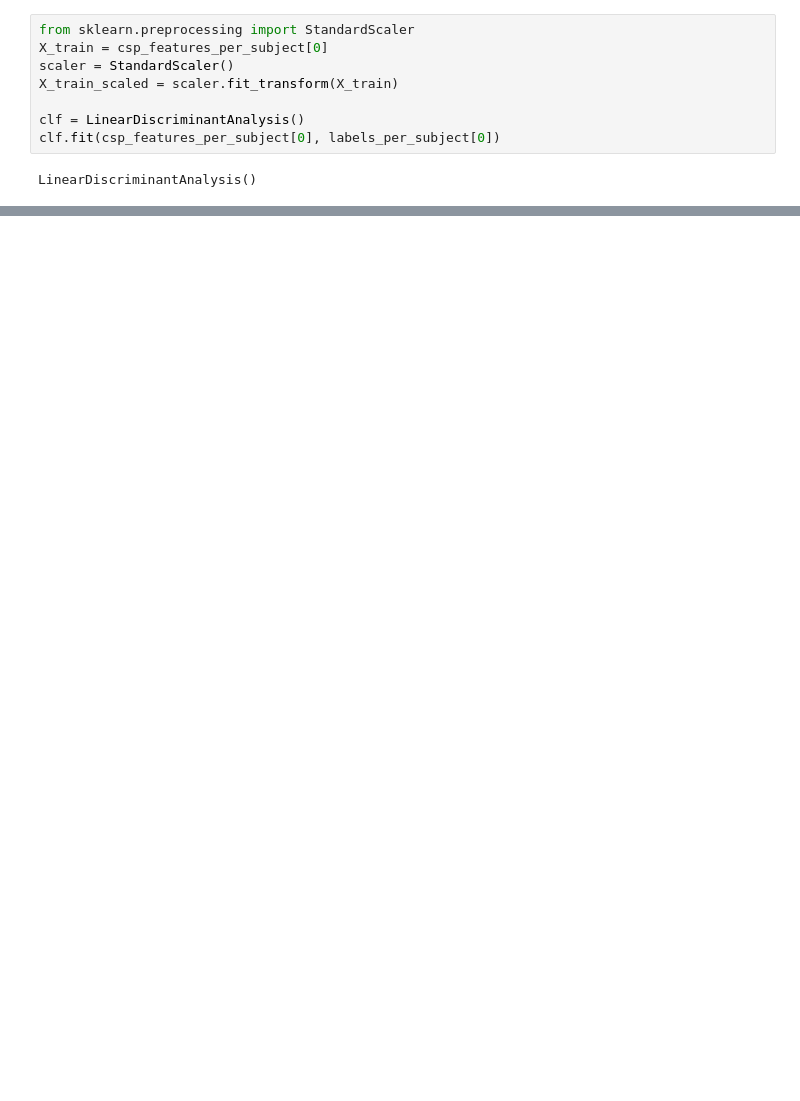
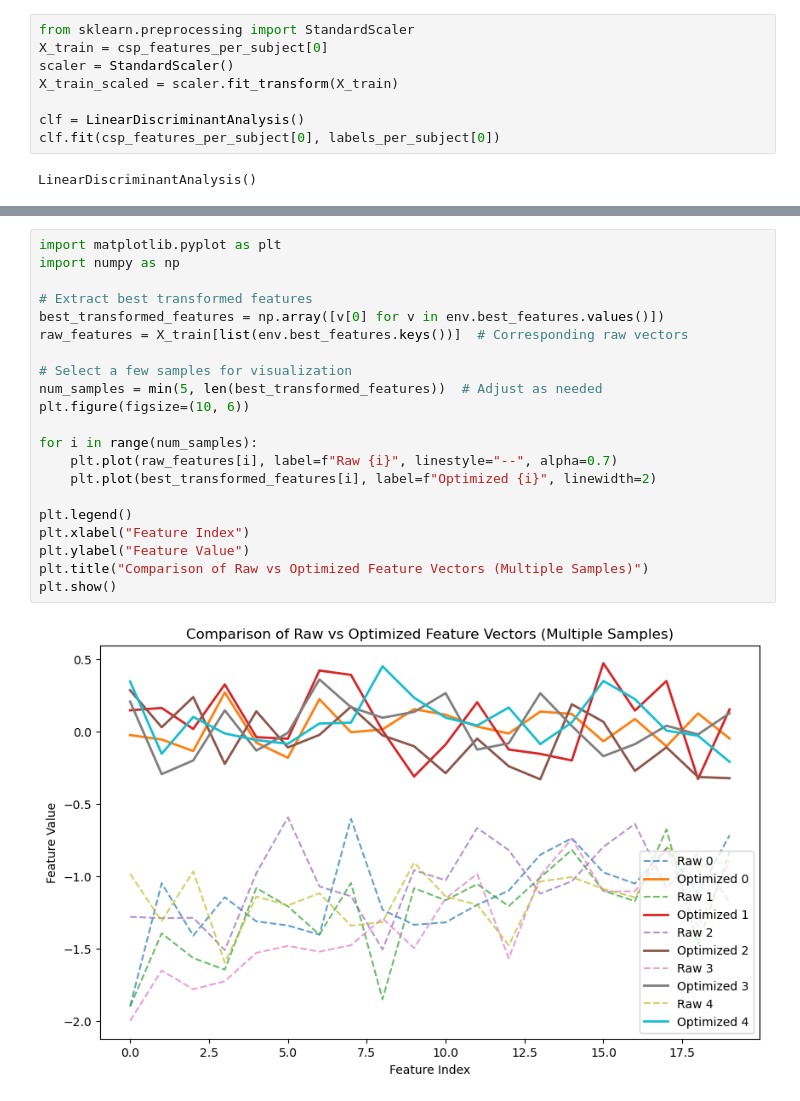
Before and after one commit to JaigonRyu/EEG_RL_Feature_Transforms, a Jupyter notebook: preprocess_test_mult.ipynb, the cells around one changed output, grey strips where cells are left out. Drawn from its saved outputs; the diff is of its cells as text; blank space fills up the shorter version.

```diff
--- a/preprocess_test_mult.ipynb
+++ b/preprocess_test_mult.ipynb
@@ -573,0 +593,23 @@ Logging to ./ppo_logs\PPO Tuning_2
+# %%
+import matplotlib.pyplot as plt
+import numpy as np
+
+# Extract best transformed features
+best_transformed_features = np.array([v[0] for v in env.best_features.values()])
+raw_features = X_train[list(env.best_features.keys())]  # Corresponding raw vectors
+
+# Select a few samples for visualization
+num_samples = min(5, len(best_transformed_features))  # Adjust as needed
+plt.figure(figsize=(10, 6))
+
+for i in range(num_samples):
+    plt.plot(raw_features[i], label=f"Raw {i}", linestyle="--", alpha=0.7)
+    plt.plot(best_transformed_features[i], label=f"Optimized {i}", linewidth=2)
+
+plt.legend()
+plt.xlabel("Feature Index")
+plt.ylabel("Feature Value")
+plt.title("Comparison of Raw vs Optimized Feature Vectors (Multiple Samples)")
+plt.show()
+# %% [output]
+[figure, added]
```
Also changed, not shown: parts of 27 cells of this notebook, 1 other file.
